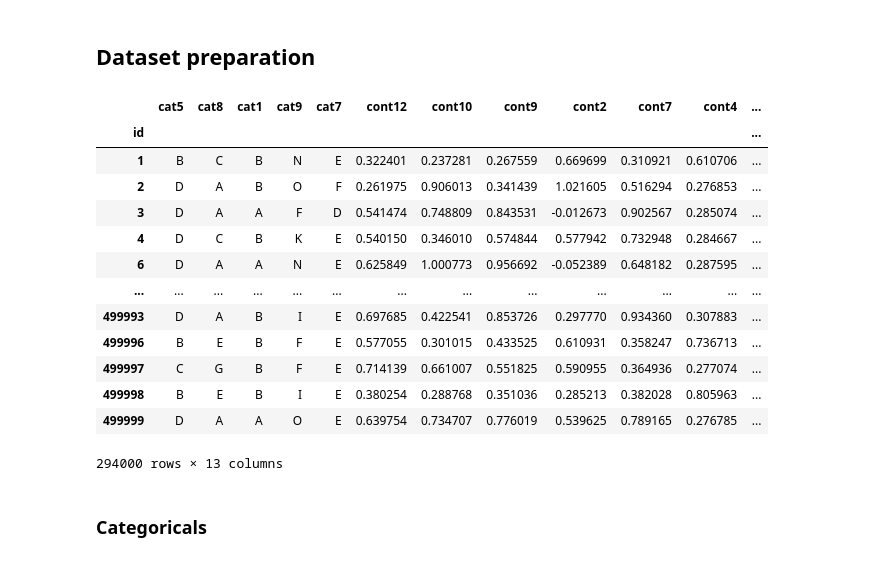
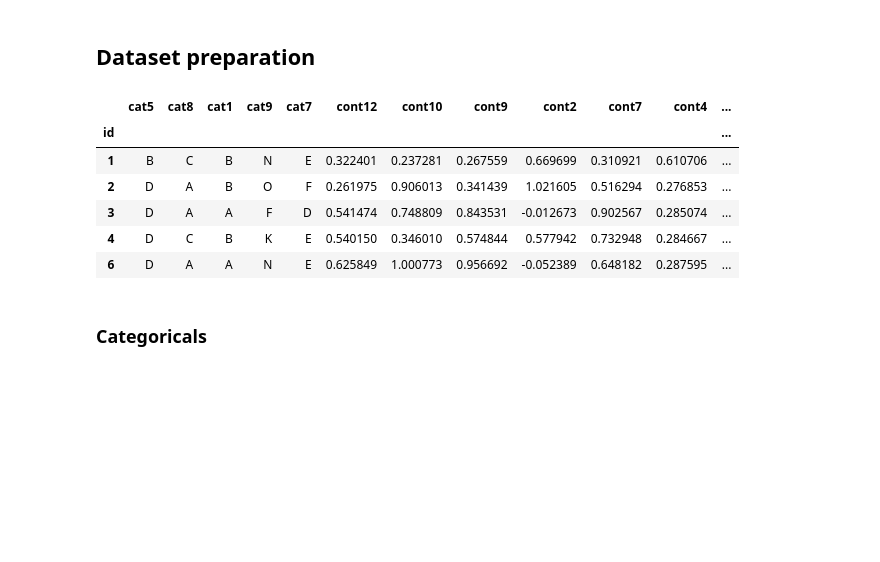
Before and after one commit to sjaureguimodo/kaggle-notebooks, a Jupyter notebook: house-pricing-competition.ipynb, the cells around one changed output. Saved outputs shown, nothing was run; the diff lists cells and outputs as text; code cells hidden in the pictures; blank space fills up the shorter version.

```diff
--- a/house-pricing-competition.ipynb
+++ b/house-pricing-competition.ipynb
@@ -444,22 +444,15 @@ cat_features = ['cat5','cat8','cat1','cat9','cat7']
 ## Dataset preparation
 # %%
 df_prep = df[cat_features + num_features + target]
-df_prep
+df_prep.head()
 # %% [output]
 |  | cat5 | cat8 | cat1 | cat9 | cat7 | cont12 | cont10 | cont9 | cont2 | cont7 | cont4 | ... |
 | id |  |  |  |  |  |  |  |  |  |  |  | ... |
 | 1 | B | C | B | N | E | 0.322401 | 0.237281 | 0.267559 | 0.669699 | 0.310921 | 0.610706 | ... |
 | 2 | D | A | B | O | F | 0.261975 | 0.906013 | 0.341439 | 1.021605 | 0.516294 | 0.276853 | ... |
 | 3 | D | A | A | F | D | 0.541474 | 0.748809 | 0.843531 | -0.012673 | 0.902567 | 0.285074 | ... |
 | 4 | D | C | B | K | E | 0.540150 | 0.346010 | 0.574844 | 0.577942 | 0.732948 | 0.284667 | ... |
 | 6 | D | A | A | N | E | 0.625849 | 1.000773 | 0.956692 | -0.052389 | 0.648182 | 0.287595 | ... |
-| ... | ... | ... | ... | ... | ... | ... | ... | ... | ... | ... | ... | ... |
-| 499993 | D | A | B | I | E | 0.697685 | 0.422541 | 0.853726 | 0.297770 | 0.934360 | 0.307883 | ... |
-| 499996 | B | E | B | F | E | 0.577055 | 0.301015 | 0.433525 | 0.610931 | 0.358247 | 0.736713 | ... |
-| 499997 | C | G | B | F | E | 0.714139 | 0.661007 | 0.551825 | 0.590955 | 0.364936 | 0.277074 | ... |
-| 499998 | B | E | B | I | E | 0.380254 | 0.288768 | 0.351036 | 0.285213 | 0.382028 | 0.805963 | ... |
-| 499999 | D | A | A | O | E | 0.639754 | 0.734707 | 0.776019 | 0.539625 | 0.789165 | 0.276785 | ... |
-294000 rows × 13 columns
 # %% [markdown]
 ### Categoricals
 # %% [markdown]
```
Also changed, not shown: parts of 6 cells of this notebook.
